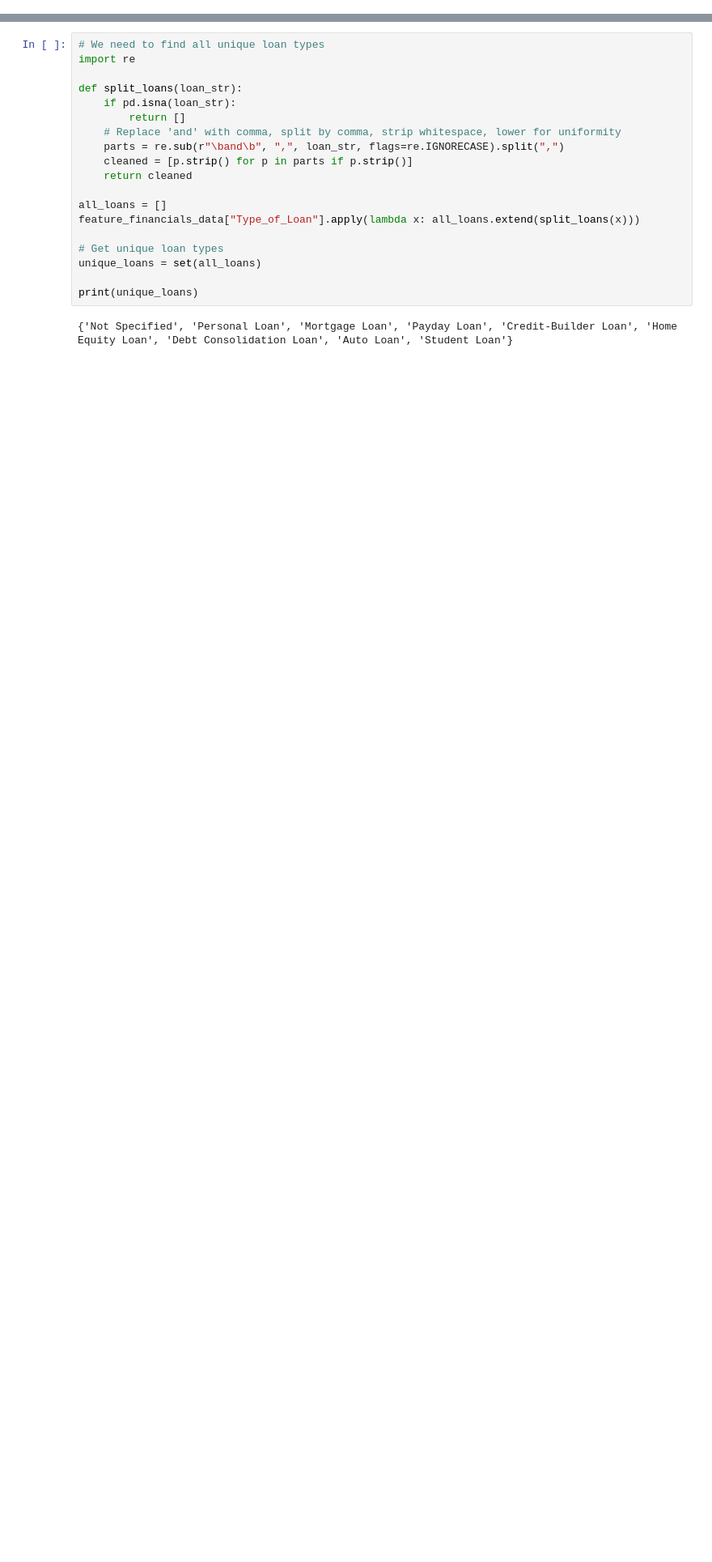
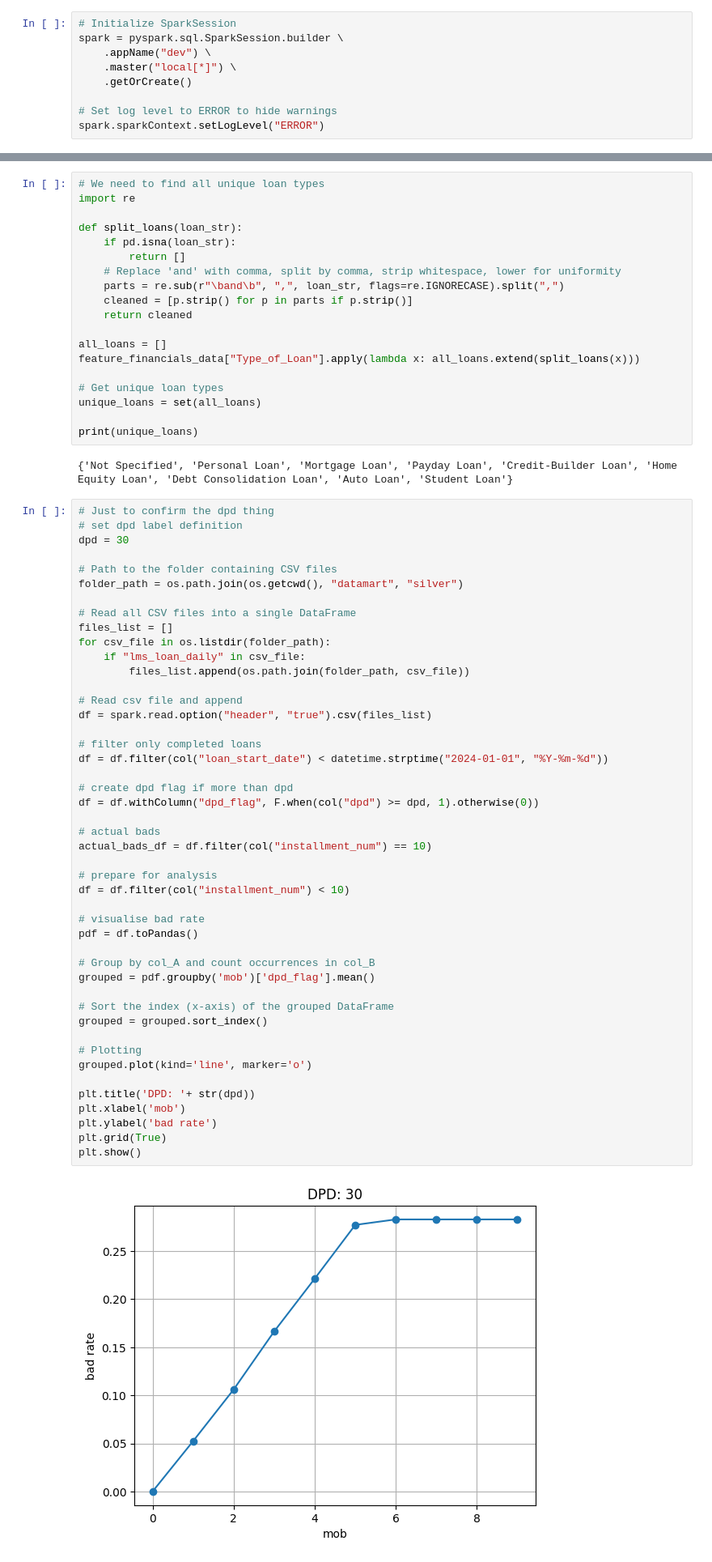
Before and after one commit to YeOldMan23/cs611-assignment-1, a Jupyter notebook: EDA.ipynb, the cells around one changed output, grey strips where cells are left out. Shown at 81% size. Saved outputs shown, nothing was run; the diff lists cells and outputs as text; blank space fills up the shorter version.

```diff
--- a/EDA.ipynb
+++ b/EDA.ipynb
@@ -16,6 +32,15 @@ Index(['Customer_ID', 'Annual_Income', 'Monthly_Inhand_Salary',
        'Amount_invested_monthly', 'Payment_Behaviour', 'Monthly_Balance',
        'snapshot_date'],
       dtype='object')
+# %%
+# Initialize SparkSession
+spark = pyspark.sql.SparkSession.builder \
+    .appName("dev") \
+    .master("local[*]") \
+    .getOrCreate()
+
+# Set log level to ERROR to hide warnings
+spark.sparkContext.setLogLevel("ERROR")
 # %%
 unique_values = feature_financials_data.apply(pd.Series.unique)
 print(unique_values)
@@ -96,3 +121,51 @@ unique_loans = set(all_loans)
 print(unique_loans)
 # %% [output]
 {'Not Specified', 'Personal Loan', 'Mortgage Loan', 'Payday Loan', 'Credit-Builder Loan', 'Home Equity Loan', 'Debt Consolidation Loan', 'Auto Loan', 'Student Loan'}
+# %%
+# Just to confirm the dpd thing
+# set dpd label definition
+dpd = 30
+
+# Path to the folder containing CSV files
+folder_path = os.path.join(os.getcwd(), "datamart", "silver")
+
+# Read all CSV files into a single DataFrame
+files_list = []
+for csv_file in os.listdir(folder_path):
+    if "lms_loan_daily" in csv_file:
+        files_list.append(os.path.join(folder_path, csv_file))
+
+# Read csv file and append
+df = spark.read.option("header", "true").csv(files_list)
+
+# filter only completed loans
+df = df.filter(col("loan_start_date") < datetime.strptime("2024-01-01", "%Y-%m-%d"))
+
+# create dpd flag if more than dpd
+df = df.withColumn("dpd_flag", F.when(col("dpd") >= dpd, 1).otherwise(0))
+
+# actual bads
+actual_bads_df = df.filter(col("installment_num") == 10)
+
+# prepare for analysis
+df = df.filter(col("installment_num") < 10)
+
+# visualise bad rate
+pdf = df.toPandas()
+
+# Group by col_A and count occurrences in col_B
+grouped = pdf.groupby('mob')['dpd_flag'].mean()
+
+# Sort the index (x-axis) of the grouped DataFrame
+grouped = grouped.sort_index()
+
+# Plotting
+grouped.plot(kind='line', marker='o')
+
+plt.title('DPD: '+ str(dpd))
+plt.xlabel('mob')
+plt.ylabel('bad rate')
+plt.grid(True)
+plt.show()
+# %% [output]
+[figure, added]
```
Also changed, not shown: parts of 1 cell of this notebook, 4 other files.
